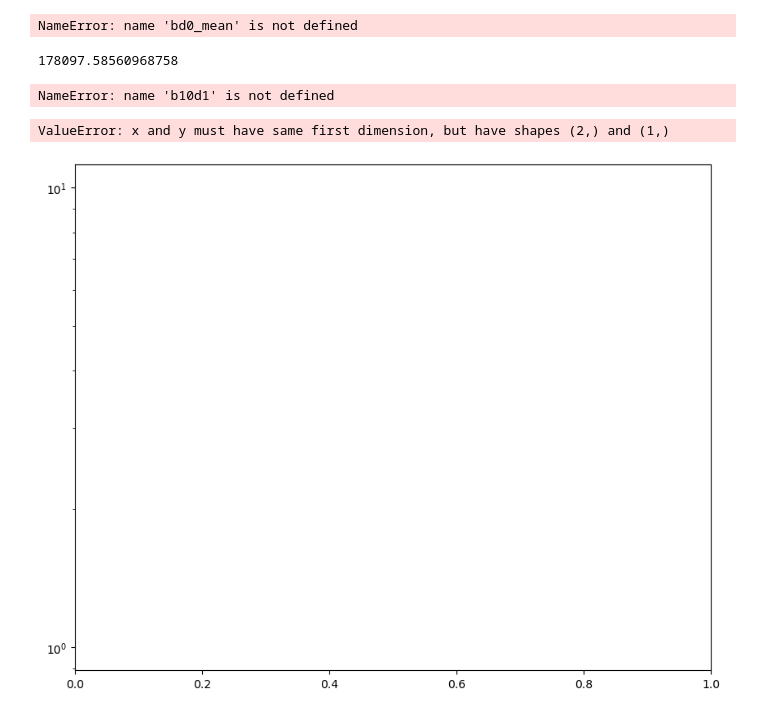
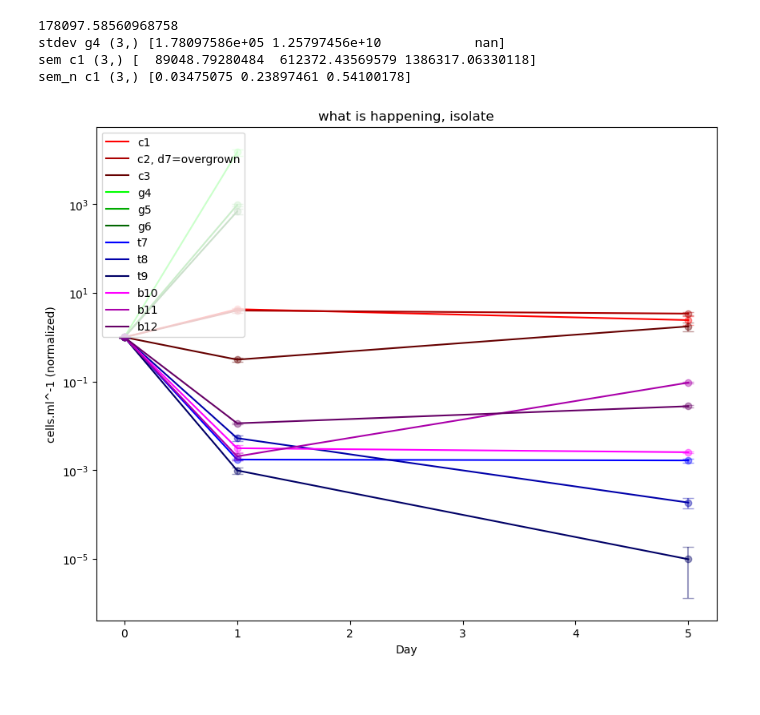
Before and after one commit to lucca-cas/tholinlab, a Jupyter notebook: isolate.ipynb, the cells around one changed output. Saved outputs shown, nothing was run; the diff lists cells and outputs as text; code cells hidden in the pictures.

```diff
--- a/isolate.ipynb
+++ b/isolate.ipynb
@@ -49,33 +67,31 @@ NameError: name 'b10d1' is not defined
 # %%
-c1 = np.array([cgtbd0_mean,]) #mod
+c1 = np.array([cgtbd0_mean, c1d1_mean, c1d5_mean]) #mod
 c1n = c1/cgtbd0_mean
-c2 = np.array([cgtbd0_mean, ]) #mod
+c2 = np.array([cgtbd0_mean, c2d1_mean, c2d5_mean])  #mod
 c2n = c2/cgtbd0_mean
-c3 = np.array([cgtbd0_mean, ]) #mod
+c3 = np.array([cgtbd0_mean, c3d1_mean, c3d5_mean])  #mod
 c3n = c3/cgtbd0_mean
 
-g4 = np.array([cgtbd0_mean]) #mod
+g4 = np.array([cgtbd0_mean, g4d1_mean, g4d5_mean]) #mod
 g4n = g4/cgtbd0_mean
-g5 = np.array([cgtbd0_mean,]) #mod
+g5 = np.array([cgtbd0_mean, g5d1_mean, g5d5_mean]) #mod
 g5n = g5/cgtbd0_mean
-g6 = np.array([cgtbd0_mean, ]) #mod
+g6 = np.array([cgtbd0_mean, g6d1_mean, g6d5_mean]) #mod
 g6n = g6/cgtbd0_mean
 
-t7 = np.array([cgtbd0_mean,]) #mod
+t7 = np.array([cgtbd0_mean, t7d1_mean, t7d5_mean]) #mod
 t7n = t7/cgtbd0_mean
-t8 = np.array([cgtbd0_mean,]) #mod
+t8 = np.array([cgtbd0_mean, t8d1_mean, t8d5_mean]) #mod
 t8n = t8/cgtbd0_mean
-t9 = np.array([cgtbd0_mean,]) #mod
+t9 = np.array([cgtbd0_mean, t9d1_mean, t9d5_mean]) #mod
 t9n = t9/cgtbd0_mean
 
-b10 = np.array([bd0_mean,]) #mod
+b10 = np.array([cgtbd0_mean, b10d1_mean, b10d5_mean]) #mod
 b10n = b10/cgtbd0_mean
-b11 = np.array([bd0_mean,]) #mod
+b11 = np.array([cgtbd0_mean, b11d1_mean, b11d5_mean]) #mod
 b11n = b11/cgtbd0_mean
-b12 = np.array([bd0_mean,]) #mod
+b12 = np.array([cgtbd0_mean, b12d1_mean, b12d5_mean]) #mod
 b12n = b12/cgtbd0_mean
-# %% [output]
-NameError: name 'bd0_mean' is not defined
 # %%
 import statistics
 
@@ -85,21 +101,21 @@ day_0_sem = day0_stdev/(4**0.5)
 print(day0_stdev)
 
 
-stdev_c1 = np.array([day0_stdev, np.std(c1d1)])
-stdev_c2 = np.array([day0_stdev, np.std(c2d1)])
-stdev_c3 = np.array([day0_stdev, np.std(c3d1)])
+stdev_c1 = np.array([day0_stdev, np.std(c1d1), np.std(c1d5)])
+stdev_c2 = np.array([day0_stdev, np.std(c2d1), np.std(c2d5)])
+stdev_c3 = np.array([day0_stdev, np.std(c3d1), np.std(c3d5)])
 
-stdev_g4 = np.array([day0_stdev, np.std(g4d1)])
-stdev_g5 = np.array([day0_stdev, np.std(g5d1)])
-stdev_g6 = np.array([day0_stdev, np.std(g6d1)])
+stdev_g4 = np.array([day0_stdev, np.std(g4d1), np.std(g4d5)])
+stdev_g5 = np.array([day0_stdev, np.std(g5d1), np.std(g5d5)])
+stdev_g6 = np.array([day0_stdev, np.std(g6d1), np.std(g6d5)])
 
-stdev_t7 = np.array([day0_stdev, np.std(t7d1)])
-stdev_t8 = np.array([day0_stdev, np.std(t8d1)])
-stdev_t9 = np.array([day0_stdev, np.std(t9d1)])
+stdev_t7 = np.array([day0_stdev, np.std(t7d1), np.std(t7d5)])
+stdev_t8 = np.array([day0_stdev, np.std(t8d1), np.std(t8d5)])
+stdev_t9 = np.array([day0_stdev, np.std(t9d1), np.std(t9d5)])
 
-stdev_b10 = np.array([day0_stdev, np.std(b10d1)])
-stdev_b11 = np.array([day0_stdev, np.std(b11d1)])
-stdev_b12 = np.array([day0_stdev, np.std(b12d1)])
+stdev_b10 = np.array([day0_stdev, np.std(b10d1), np.std(b10d5)])
+stdev_b11 = np.array([day0_stdev, np.std(b11d1), np.std(b11d5)])
+stdev_b12 = np.array([day0_stdev, np.std(b12d1), np.std(b12d5)])
 
 #mod all of above
 
@@ -129,14 +145,16 @@ sem_b10_n = sem_b10/cgtbd0_mean
 sem_b11_n = sem_b11/cgtbd0_mean
 sem_b12_n = sem_b12/cgtbd0_mean
 
-print('stdev c1', np.shape(stdev_c1), stdev_c1)
+print('stdev g4', np.shape(stdev_g4), stdev_g4)
 print('sem c1', np.shape(sem_c1), sem_c1)
 print('sem_n c1', np.shape(sem_c1_n), sem_c1_n)
 # %% [output]
 178097.58560968758
+stdev g4 (3,) [1.78097586e+05 1.25797456e+10            nan]
+sem c1 (3,) [  89048.79280484  612372.43569579 1386317.06330118]
+sem_n c1 (3,) [0.03475075 0.23897461 0.54100178]
-NameError: name 'b10d1' is not defined
 # %%
-day = np.array([0, 1]) #mod
+day = np.array([0, 1,5]) #mod
 
 plt.figure(figsize=(10, 8))
 plt.semilogy(day, c1n, label="c1", color="#FF0000")
@@ -147,35 +165,34 @@ plt.semilogy(day, c3n, label="c3", color="#660000")
 plt.errorbar(day, c3n, yerr=sem_c3_n, fmt='o', capsize=5, color="#660000", alpha=0.4)
 
 plt.semilogy(day, g4n, label="g4", color="#00FF00")
 plt.errorbar(day, g4n, yerr=sem_g4_n, fmt='o', capsize=5, color="#00FF00", alpha=0.4)
 plt.semilogy(day, g5n, label="g5", color="#00AA00")
 plt.errorbar(day, g5n, yerr=sem_g5_n, fmt='o', capsize=5, color="#00AA00", alpha=0.4)
 plt.semilogy(day, g6n, label="g6", color="#006600")
 plt.errorbar(day, g6n, yerr=sem_g6_n, fmt='o', capsize=5, color="#006600", alpha=0.4)
 
 plt.semilogy(day, t7n, label="t7", color="#0000FF")
 plt.errorbar(day, t7n, yerr=sem_t7_n, fmt='o', capsize=5, color="#0000FF", alpha=0.4)
 plt.semilogy(day, t8n, label="t8", color="#0000AA")
 plt.errorbar(day, t8n, yerr=sem_t8_n, fmt='o', capsize=5, color="#0000AA", alpha=0.4)
 plt.semilogy(day, t9n, label="t9", color="#000066")
 plt.errorbar(day, t9n, yerr=sem_t9_n, fmt='o', capsize=5, color="#000066", alpha=0.4)
 
 plt.semilogy(day, b10n, label="b10", color="#FF00FF")
 plt.errorbar(day, b10n, yerr=sem_b10_n, fmt='o', capsize=5, color="#FF00FF", alpha=0.4)
 plt.semilogy(day, b11n, label="b11", color="#AA00AA")
 plt.errorbar(day, b11n, yerr=sem_b11_n, fmt='o', capsize=5, color="#AA00AA", alpha=0.4)
 plt.semilogy(day, b12n, label="b12", color="#660066")
 plt.errorbar(day, b12n, yerr=sem_b12_n, fmt='o', capsize=5, color="#660066", alpha=0.4)
 
 
 plt.xlabel("Day")
 plt.ylabel("cells.ml^-1 (normalized)")
 plt.title("what is happening, isolate")
 plt.legend(loc='upper left')
 plt.show()
 # %% [output]
-ValueError: x and y must have same first dimension, but have shapes (2,) and (1,)
-[figure, old version]
+[figure, new version]
 # %%
 fig, axs = plt.subplots(2, 2, figsize=(16, 12))
 
```
Also changed, not shown: parts of 6 cells of this notebook, 2 other files.
